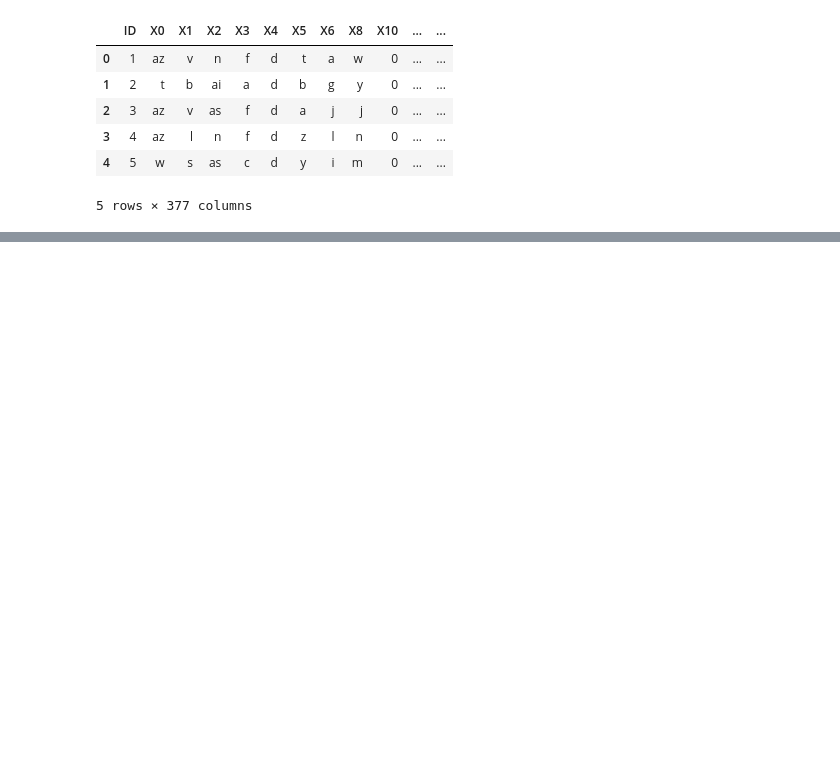
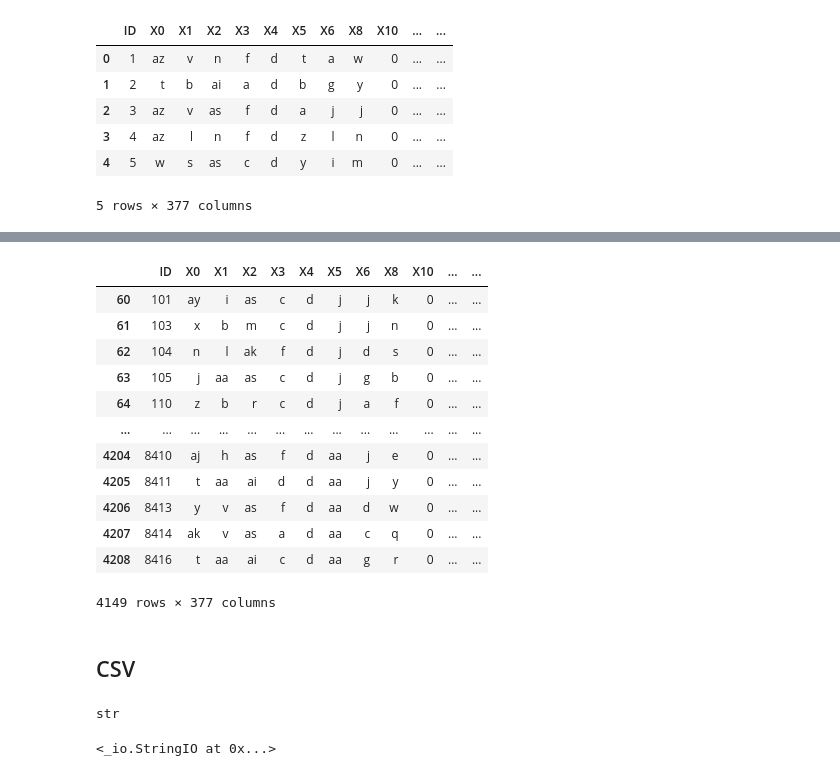
Before and after one commit to ShristiJalan/Machine-Learning, a Jupyter notebook: Python Basics/pandas.ipynb, the cells around one changed output, grey strips where cells are left out. Cells and saved outputs as stored; diff of their text form; code cells hidden in the pictures; blank space fills up the shorter version.

```diff
--- a/Python Basics/pandas.ipynb
+++ b/Python Basics/pandas.ipynb
@@ -134,0 +195,18 @@ df.head()
+# %%
+df[df['ID']>100]
+# %% [output]
+|  | ID | X0 | X1 | X2 | X3 | X4 | X5 | X6 | X8 | X10 | ... | ... |
+| 60 | 101 | ay | i | as | c | d | j | j | k | 0 | ... | ... |
+| 61 | 103 | x | b | m | c | d | j | j | n | 0 | ... | ... |
+| 62 | 104 | n | l | ak | f | d | j | d | s | 0 | ... | ... |
+| 63 | 105 | j | aa | as | c | d | j | g | b | 0 | ... | ... |
+| 64 | 110 | z | b | r | c | d | j | a | f | 0 | ... | ... |
+| ... | ... | ... | ... | ... | ... | ... | ... | ... | ... | ... | ... | ... |
+| 4204 | 8410 | aj | h | as | f | d | aa | j | e | 0 | ... | ... |
+| 4205 | 8411 | t | aa | ai | d | d | aa | j | y | 0 | ... | ... |
+| 4206 | 8413 | y | v | as | f | d | aa | d | w | 0 | ... | ... |
+| 4207 | 8414 | ak | v | as | a | d | aa | c | q | 0 | ... | ... |
+| 4208 | 8416 | t | aa | ai | c | d | aa | g | r | 0 | ... | ... |
+4149 rows × 377 columns
+# %% [markdown]
+## CSV
@@ -134,0 +220,8 @@ df.head()
+# %%
+type(data)
+# %% [output]
+str
+# %%
+StringIO()
+# %% [output]
+<_io.StringIO at 0x...>
```
Also changed, not shown: parts of 37 cells of this notebook, 2 other files.
